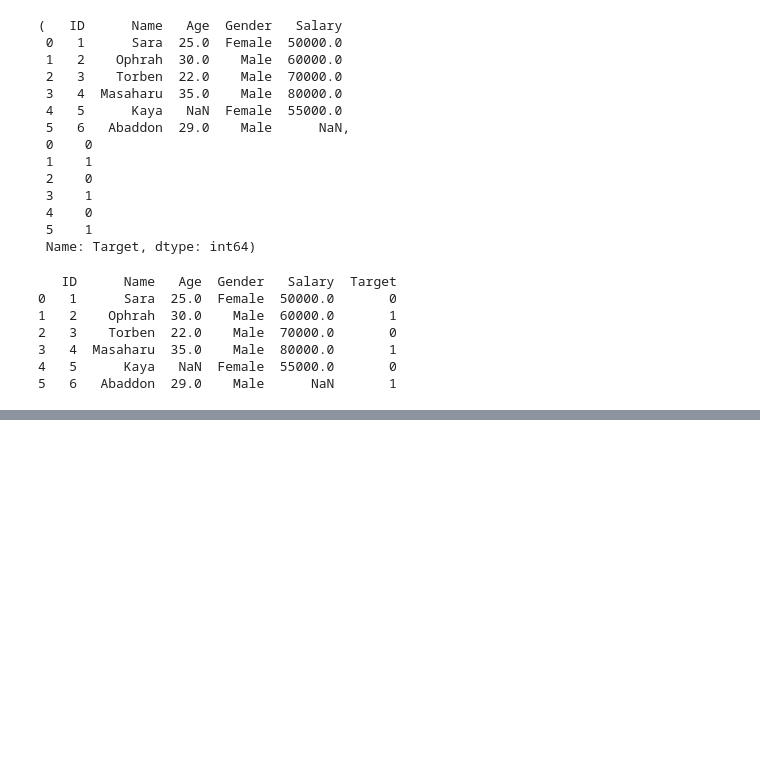
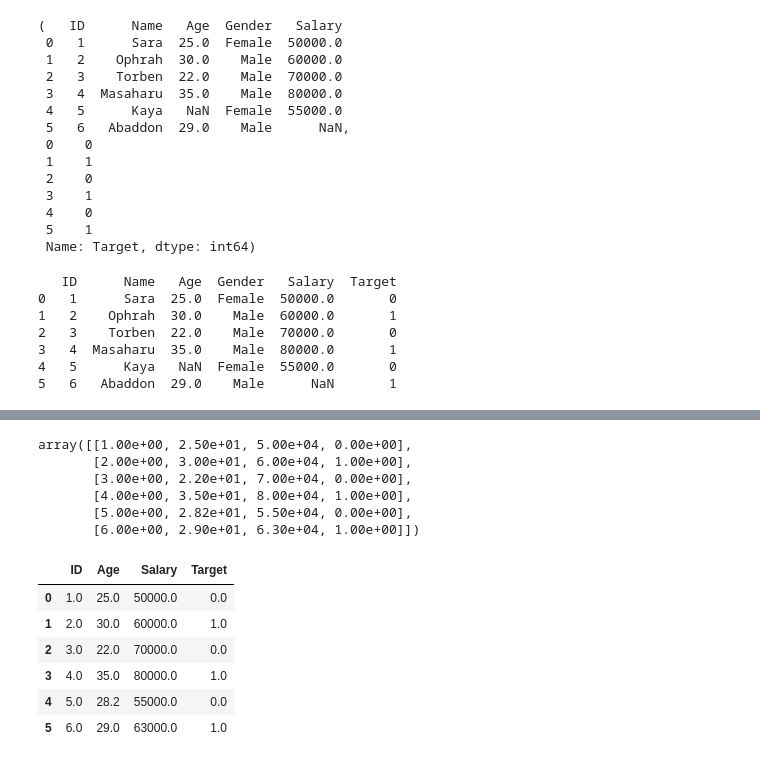
Before and after one commit to hahahang0/pandasPracQuestionsAndAnswers, a Jupyter notebook: pandasDataframeQuestions.ipynb, the cells around one changed output, grey strips where cells are left out. Drawn from its saved outputs; the diff is of its cells as text; code cells hidden in the pictures; blank space fills up the shorter version.

```diff
--- a/pandasDataframeQuestions.ipynb
+++ b/pandasDataframeQuestions.ipynb
@@ -494,0 +518,27 @@ print(pd.concat([x_resampled, y_resampled], axis=1))
+# %%
+numeric_columns = df_fe.select_dtypes(include=["int64","float64"])
+# %%
+si = SimpleImputer(strategy="mean")
+# %%
+transformed_numeric_columns = si.fit_transform(numeric_columns)
+# %%
+transformed_numeric_columns
+# %% [output]
+array([[1.00e+00, 2.50e+01, 5.00e+04, 0.00e+00],
+       [2.00e+00, 3.00e+01, 6.00e+04, 1.00e+00],
+       [3.00e+00, 2.20e+01, 7.00e+04, 0.00e+00],
+       [4.00e+00, 3.50e+01, 8.00e+04, 1.00e+00],
+       [5.00e+00, 2.82e+01, 5.50e+04, 0.00e+00],
+       [6.00e+00, 2.90e+01, 6.30e+04, 1.00e+00]])
+# %%
+numeric_cols_added = pd.DataFrame(transformed_numeric_columns,columns=numeric_columns.columns)
+# %%
+numeric_cols_added
+# %% [output]
+|  | ID | Age | Salary | Target |
+| 0 | 1.0 | 25.0 | 50000.0 | 0.0 |
+| 1 | 2.0 | 30.0 | 60000.0 | 1.0 |
+| 2 | 3.0 | 22.0 | 70000.0 | 0.0 |
+| 3 | 4.0 | 35.0 | 80000.0 | 1.0 |
+| 4 | 5.0 | 28.2 | 55000.0 | 0.0 |
+| 5 | 6.0 | 29.0 | 63000.0 | 1.0 |
```
Also changed, not shown: parts of 7 cells of this notebook.
